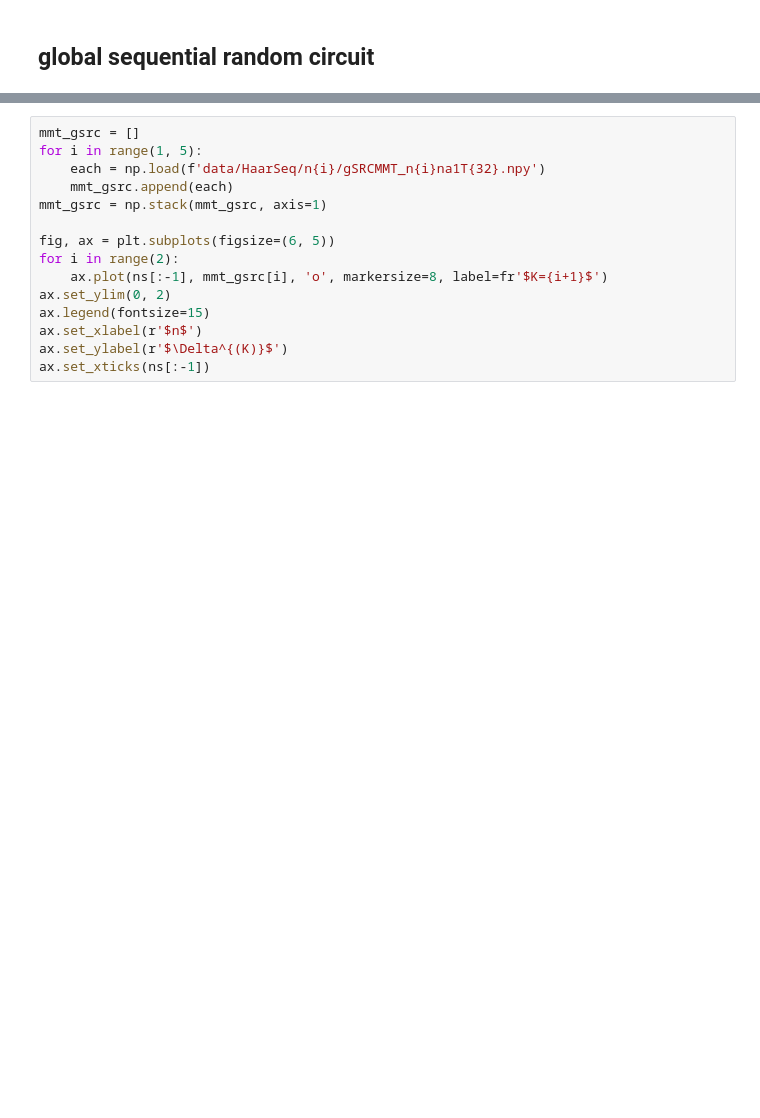
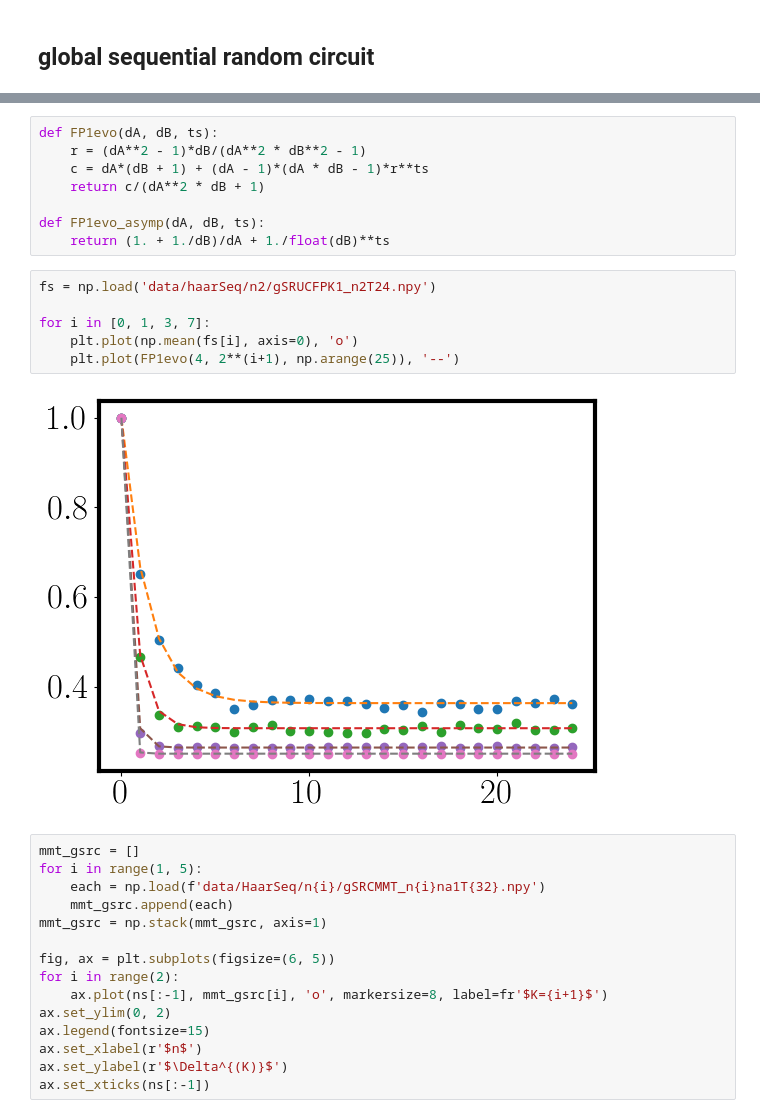
Before and after one commit to bzGit06/HaarQML, a Jupyter notebook: QTM_haar.ipynb, the cells around one changed output, grey strips where cells are left out. Drawn from its saved outputs; the diff is of its cells as text; blank space fills up the shorter version.

```diff
--- a/QTM_haar.ipynb
+++ b/QTM_haar.ipynb
@@ -498,3 +483,19 @@ ax.set_xticks(ns)
+# %%
+def FP1evo(dA, dB, ts):
+    r = (dA**2 - 1)*dB/(dA**2 * dB**2 - 1)
+    c = dA*(dB + 1) + (dA - 1)*(dA * dB - 1)*r**ts
+    return c/(dA**2 * dB + 1)
+
+def FP1evo_asymp(dA, dB, ts):
+    return (1. + 1./dB)/dA + 1./float(dB)**ts
+# %%
+fs = np.load('data/haarSeq/n2/gSRUCFPK1_n2T24.npy')
+
+for i in [0, 1, 3, 7]:
+    plt.plot(np.mean(fs[i], axis=0), 'o')
+    plt.plot(FP1evo(4, 2**(i+1), np.arange(25)), '--')
+# %% [output]
+[figure, added]
 # %%
 mmt_gsrc = []
 for i in range(1, 5):
```
Also changed, not shown: parts of 6 cells of this notebook.
